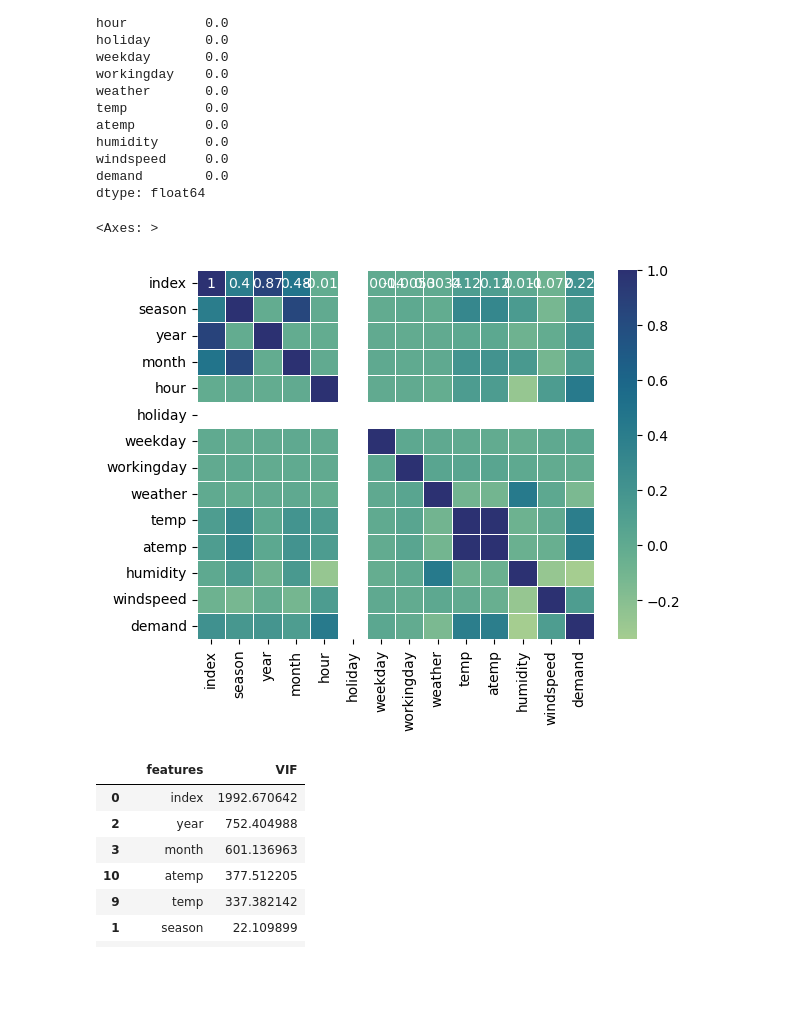
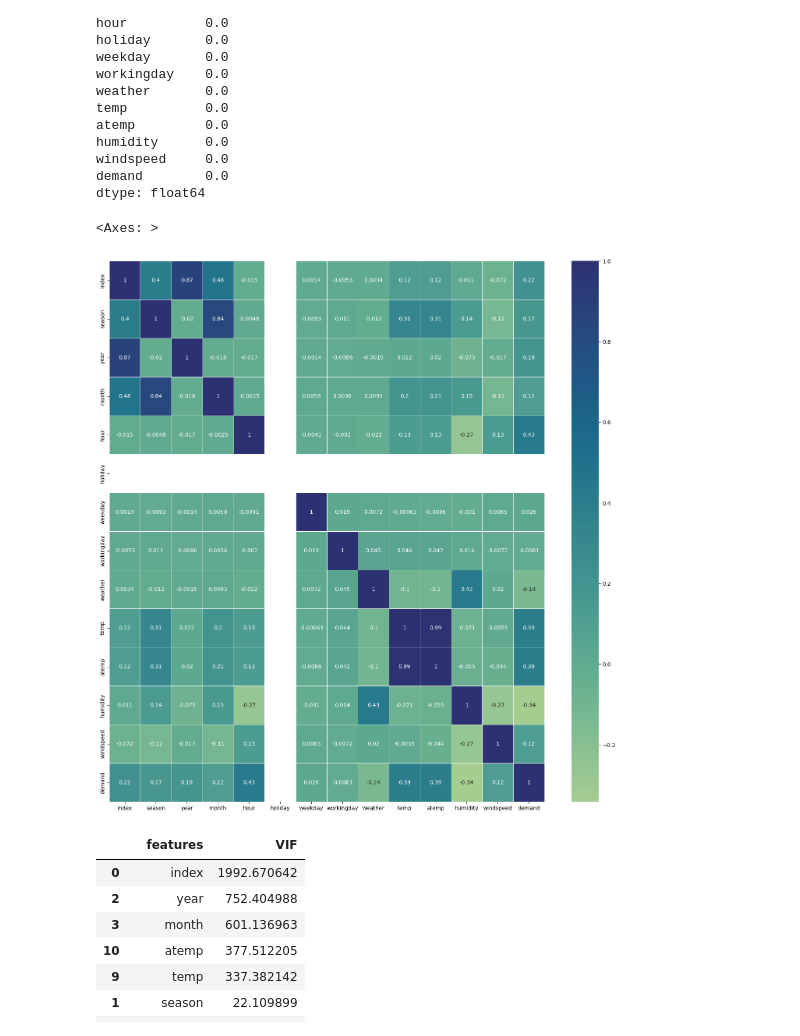
Before and after one commit to AdityaSreevatsaK/DS-ML-Playground, a Jupyter notebook: c. Jupyter Notebooks/Bike Rental Demand.ipynb, the cells around one changed output. Cells and saved outputs as stored; diff of their text form; code cells hidden in the pictures; blank space fills up the shorter version.

```diff
--- a/c. Jupyter Notebooks/Bike Rental Demand.ipynb
+++ b/c. Jupyter Notebooks/Bike Rental Demand.ipynb
@@ -136,10 +137,11 @@ rental_data.dropna(inplace=True)
 # %%
 numerical_data = rental_data.select_dtypes(include="number")
 correlation_matrix = numerical_data.corr()
+plt.figure(figsize=(18, 18))
 sns.heatmap(correlation_matrix, cmap="crest", annot=True, linewidths=0.7)
 # %% [output]
 <Axes: >
-[figure, old version]
+[figure, new version]
 # %%
 numerical_data = rental_data.select_dtypes(include="number")
 vif_data = pd.DataFrame()
```
Also changed, not shown: parts of 15 cells of this notebook, 3 other files.
